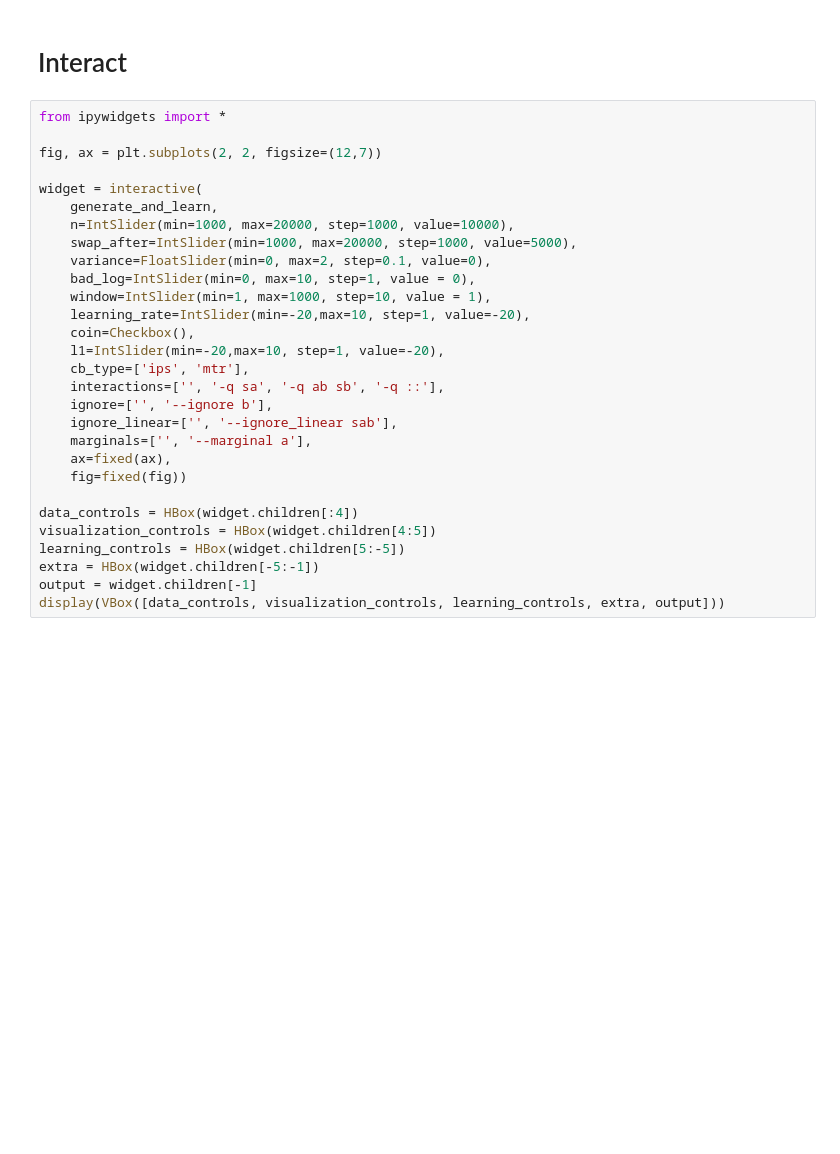
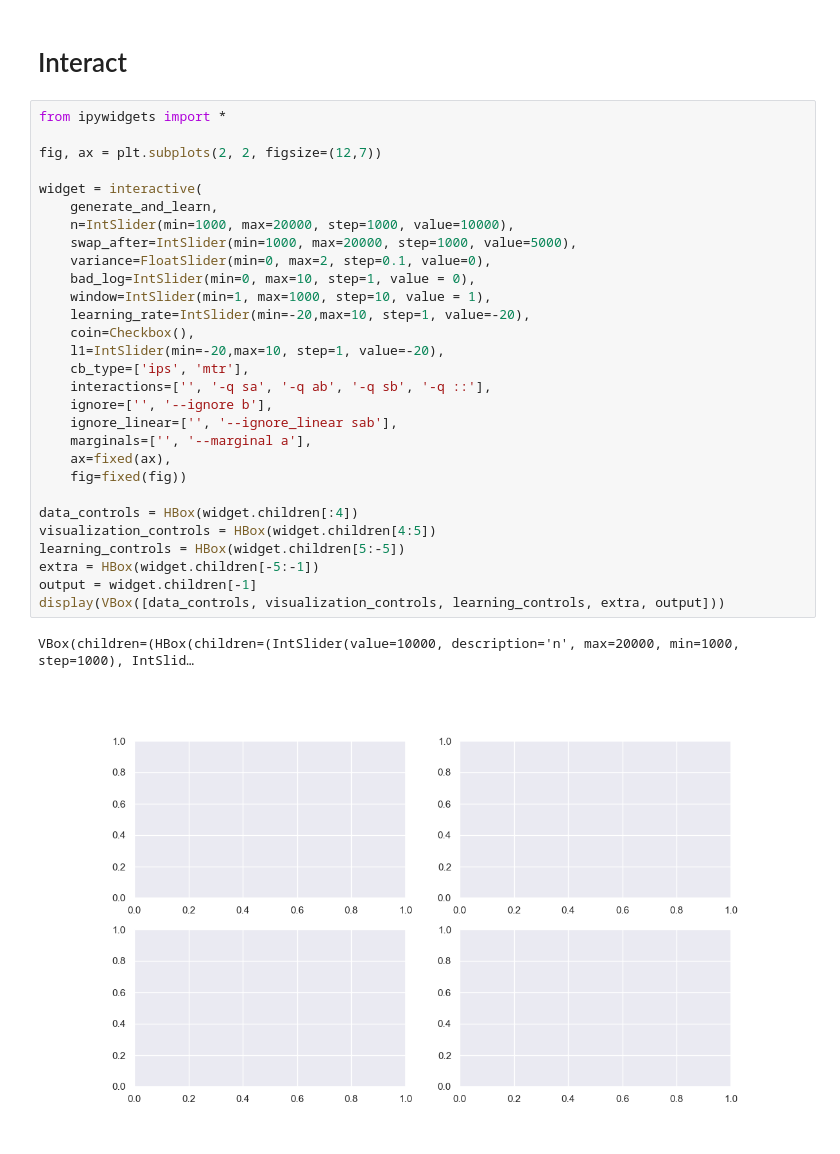
Before and after one commit to VowpalWabbit/data-science, a Jupyter notebook: from_mwt_ds/DataScience/demo.ipynb, the cells around one changed output. Cells and saved outputs as stored; diff of their text form; blank space fills up the shorter version.

```diff
--- a/from_mwt_ds/DataScience/demo.ipynb
+++ b/from_mwt_ds/DataScience/demo.ipynb
@@ -189,29 +234,32 @@ Simulation(n=10000, swap_after=5000, variance = 0, bad = 2).visualize(window=50)
 # %%
 from ipywidgets import *
 
 fig, ax = plt.subplots(2, 2, figsize=(12,7))
 
 widget = interactive(
     generate_and_learn,
     n=IntSlider(min=1000, max=20000, step=1000, value=10000),
     swap_after=IntSlider(min=1000, max=20000, step=1000, value=5000),
     variance=FloatSlider(min=0, max=2, step=0.1, value=0),
     bad_log=IntSlider(min=0, max=10, step=1, value = 0),
     window=IntSlider(min=1, max=1000, step=10, value = 1),
     learning_rate=IntSlider(min=-20,max=10, step=1, value=-20),
     coin=Checkbox(),
     l1=IntSlider(min=-20,max=10, step=1, value=-20),
     cb_type=['ips', 'mtr'],
-    interactions=['', '-q sa', '-q ab sb', '-q ::'],
+    interactions=['', '-q sa', '-q ab', '-q sb', '-q ::'],
     ignore=['', '--ignore b'],
     ignore_linear=['', '--ignore_linear sab'],
     marginals=['', '--marginal a'],
     ax=fixed(ax),
     fig=fixed(fig))
 
 data_controls = HBox(widget.children[:4])
 visualization_controls = HBox(widget.children[4:5])
 learning_controls = HBox(widget.children[5:-5])
 extra = HBox(widget.children[-5:-1])
 output = widget.children[-1]
 display(VBox([data_controls, visualization_controls, learning_controls, extra, output]))
+# %% [output]
+VBox(children=(HBox(children=(IntSlider(value=10000, description='n', max=20000, min=1000, step=1000), IntSlid…
+[figure, added]
```
Also changed, not shown: parts of 5 cells of this notebook.
